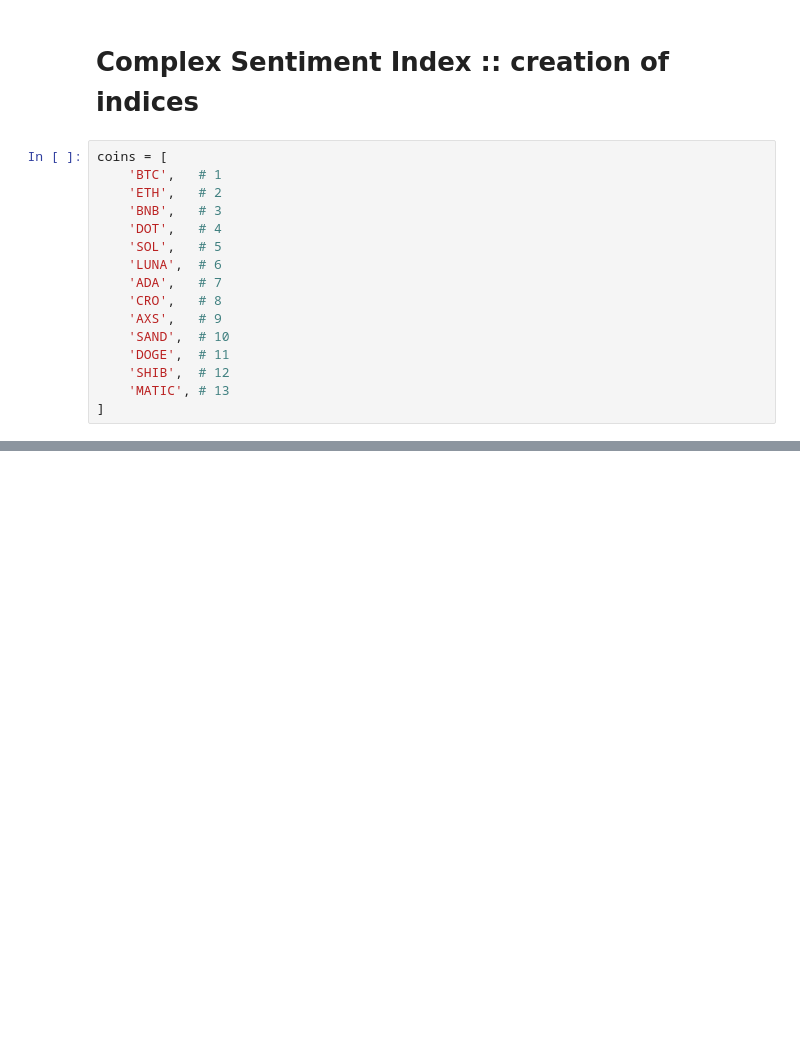
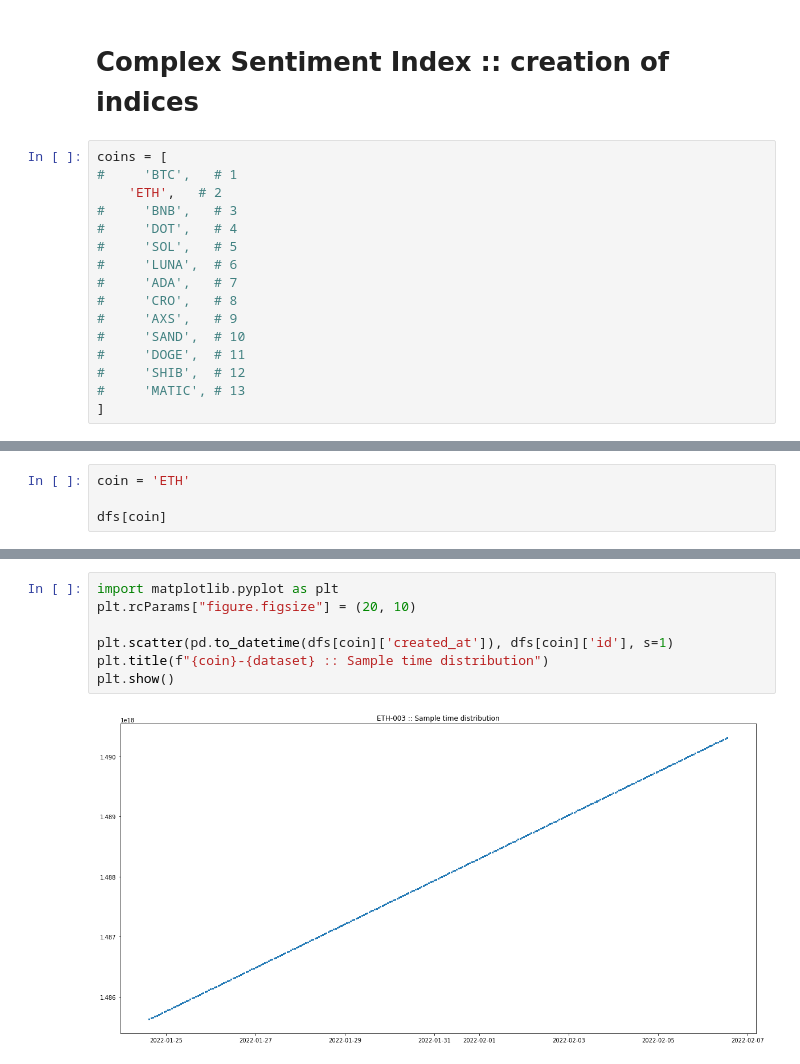
Before and after one commit to mommi84/hypeminer, a Jupyter notebook: notebooks/csi-creation-of-indices.ipynb, the cells around one changed output, grey strips where cells are left out. Saved outputs shown, nothing was run; the diff lists cells and outputs as text; blank space fills up the shorter version.

```diff
--- a/notebooks/csi-creation-of-indices.ipynb
+++ b/notebooks/csi-creation-of-indices.ipynb
@@ -2,19 +2,19 @@
 # Complex Sentiment Index :: creation of indices
 # %%
 coins = [
-    'BTC',   # 1
+#     'BTC',   # 1
     'ETH',   # 2
-    'BNB',   # 3
-    'DOT',   # 4
-    'SOL',   # 5
-    'LUNA',  # 6
-    'ADA',   # 7
-    'CRO',   # 8
-    'AXS',   # 9
-    'SAND',  # 10
-    'DOGE',  # 11
-    'SHIB',  # 12
-    'MATIC', # 13
+#     'BNB',   # 3
+#     'DOT',   # 4
+#     'SOL',   # 5
+#     'LUNA',  # 6
+#     'ADA',   # 7
+#     'CRO',   # 8
+#     'AXS',   # 9
+#     'SAND',  # 10
+#     'DOGE',  # 11
+#     'SHIB',  # 12
+#     'MATIC', # 13
 ]
 # %%
 import glob
@@ -45,0 +44,4 @@ batch_size = 200
+# %%
+coin = 'ETH'
+
+dfs[coin]
@@ -46 +62,10 @@ batch_size = 200
+# %%
+import matplotlib.pyplot as plt
+plt.rcParams["figure.figsize"] = (20, 10)
+
+plt.scatter(pd.to_datetime(dfs[coin]['created_at']), dfs[coin]['id'], s=1)
+plt.title(f"{coin}-{dataset} :: Sample time distribution")
+plt.show()
+# %% [output]
+[figure, added]
 # %%
```
Also changed, not shown: parts of 22 cells of this notebook, 8 other files.
